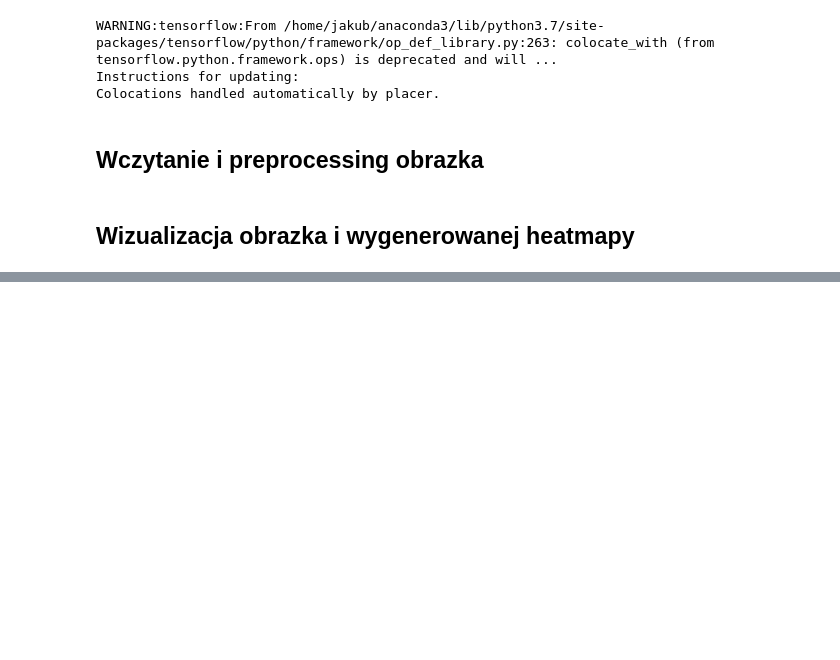
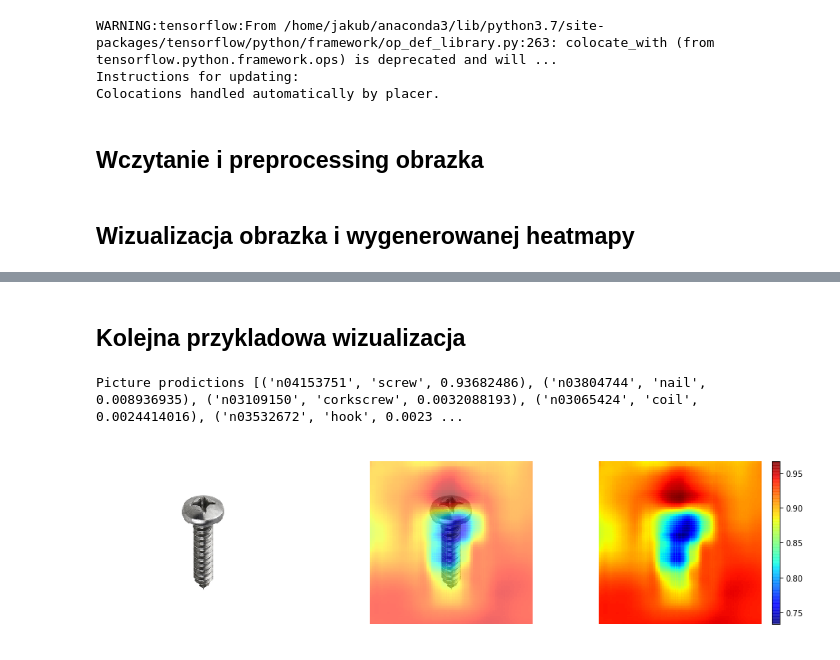
Before and after one commit to Klooskie/NN, a Jupyter notebook: Homework2.ipynb, the cells around one changed output, grey strips where cells are left out. Cells and saved outputs as stored; diff of their text form; code cells hidden in the pictures; blank space fills up the shorter version.

```diff
--- a/Homework2.ipynb
+++ b/Homework2.ipynb
@@ -122,0 +123,23 @@ Picture prodictions [('n07718472', 'cucumber', 0.8410487), ('n01930112', 'nemato
+# %% [markdown]
+## Kolejna przykladowa wizualizacja
+# %%
+image_path = './pictures/screw.jpg'
+image = k_image.load_img(image_path, target_size=(224, 224))
+preprocessed_image = k_image.img_to_array(image)
+preprocessed_image = np.expand_dims(preprocessed_image, axis=0)
+preprocessed_image = k_mobilenet_v2.preprocess_input(preprocessed_image)
+
+visualize_heatmap(
+    generate_heatmap(
+        model,
+        preprocessed_image,
+        rectangle_height=40,
+        rectangle_width=40,
+        vertical_move=3,
+        horizontal_move=3,
+    ),
+    image
+)
+# %% [output]
+Picture prodictions [('n04153751', 'screw', 0.93682486), ('n03804744', 'nail', 0.008936935), ('n03109150', 'corkscrew', 0.0032088193), ('n03065424', 'coil', 0.0024414016), ('n03532672', 'hook', 0.0023 ...
+[figure, added]
```
Also changed, not shown: parts of 1 cell of this notebook, 10 other files.
